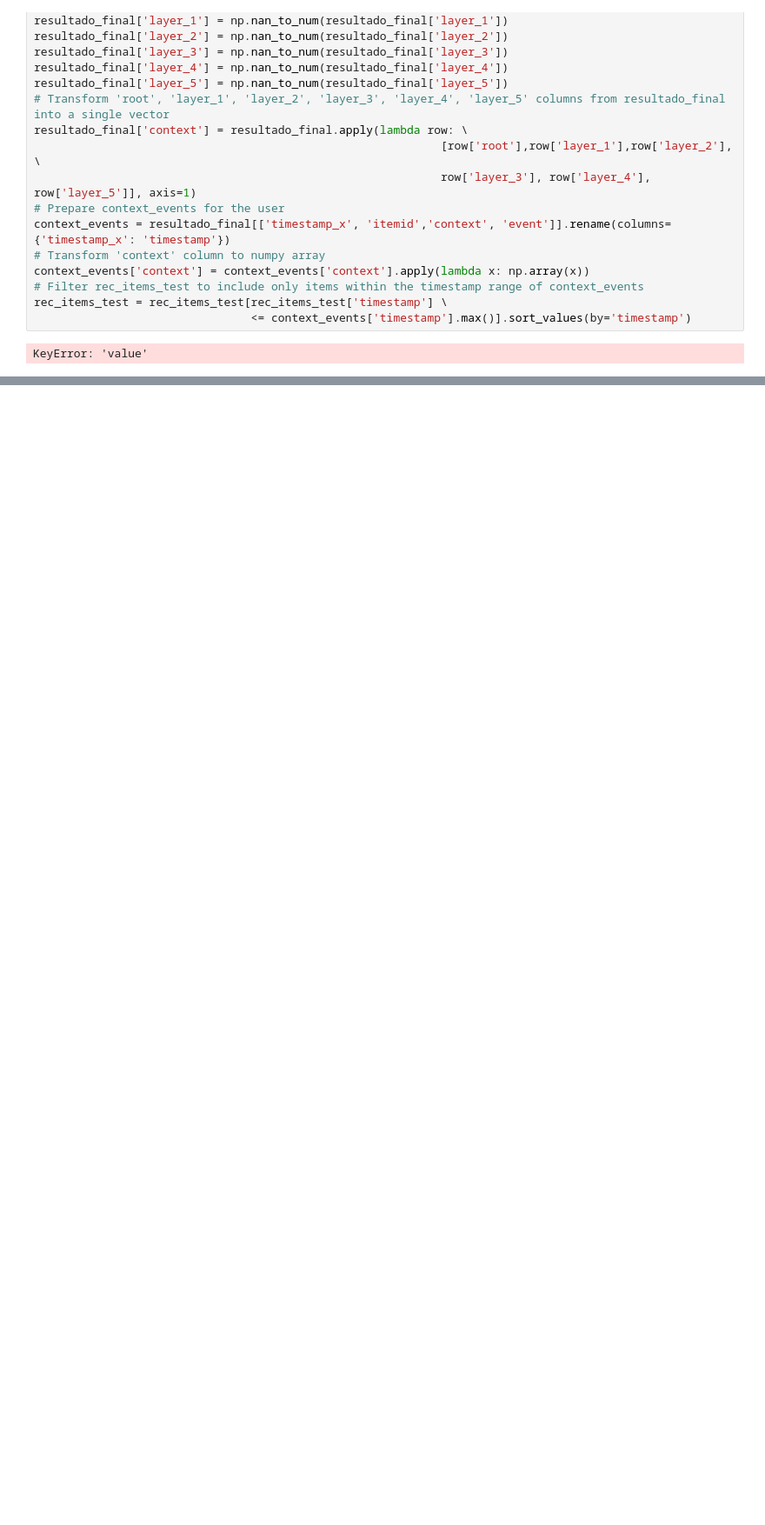
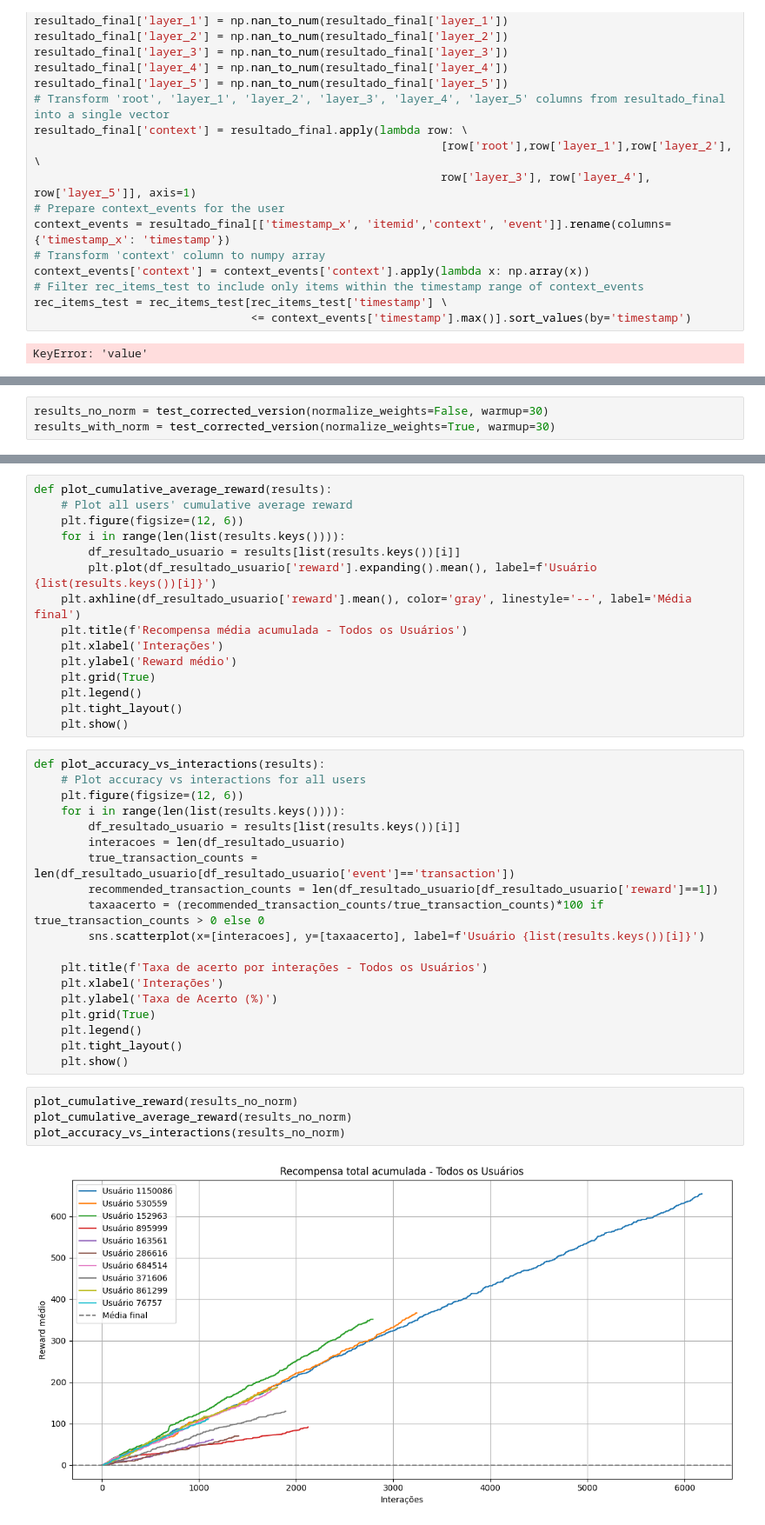
Before and after one commit to fldamaceno/E-commerce-recommender-system, a Jupyter notebook: Simulations.ipynb, the cells around one changed output, grey strips where cells are left out. Shown at 87% size. Cells and saved outputs as stored; diff of their text form; blank space fills up the shorter version.

Commit message:
Updated version to include warmup and normalization options in the test function.

```diff
--- a/Simulations.ipynb
+++ b/Simulations.ipynb
@@ -1585,0 +1045,3 @@ plt.show()
+# %%
+results_no_norm = test_corrected_version(normalize_weights=False, warmup=30)
+results_with_norm = test_corrected_version(normalize_weights=True, warmup=30)
@@ -1585,0 +1095,40 @@ plt.show()
+# %%
+def plot_cumulative_average_reward(results):
+    # Plot all users' cumulative average reward
+    plt.figure(figsize=(12, 6))
+    for i in range(len(list(results.keys()))):
+        df_resultado_usuario = results[list(results.keys())[i]]
+        plt.plot(df_resultado_usuario['reward'].expanding().mean(), label=f'Usuário {list(results.keys())[i]}')
+    plt.axhline(df_resultado_usuario['reward'].mean(), color='gray', linestyle='--', label='Média final')
+    plt.title(f'Recompensa média acumulada - Todos os Usuários')
+    plt.xlabel('Interações')
+    plt.ylabel('Reward médio')
+    plt.grid(True)
+    plt.legend()
+    plt.tight_layout()
+    plt.show()
+# %%
+def plot_accuracy_vs_interactions(results):
+    # Plot accuracy vs interactions for all users
+    plt.figure(figsize=(12, 6))
+    for i in range(len(list(results.keys()))):
+        df_resultado_usuario = results[list(results.keys())[i]]
+        interacoes = len(df_resultado_usuario)
+        true_transaction_counts = len(df_resultado_usuario[df_resultado_usuario['event']=='transaction'])
+        recommended_transaction_counts = len(df_resultado_usuario[df_resultado_usuario['reward']==1])
+        taxaacerto = (recommended_transaction_counts/true_transaction_counts)*100 if true_transaction_counts > 0 else 0
+        sns.scatterplot(x=[interacoes], y=[taxaacerto], label=f'Usuário {list(results.keys())[i]}')
+
+    plt.title(f'Taxa de acerto por interações - Todos os Usuários')
+    plt.xlabel('Interações')
+    plt.ylabel('Taxa de Acerto (%)')
+    plt.grid(True)
+    plt.legend()
+    plt.tight_layout()
+    plt.show()
+# %%
+plot_cumulative_reward(results_no_norm)
+plot_cumulative_average_reward(results_no_norm)
+plot_accuracy_vs_interactions(results_no_norm)
+# %% [output]
+[figure, added]
```
Also changed, not shown: parts of 24 cells of this notebook, 2 other files.
